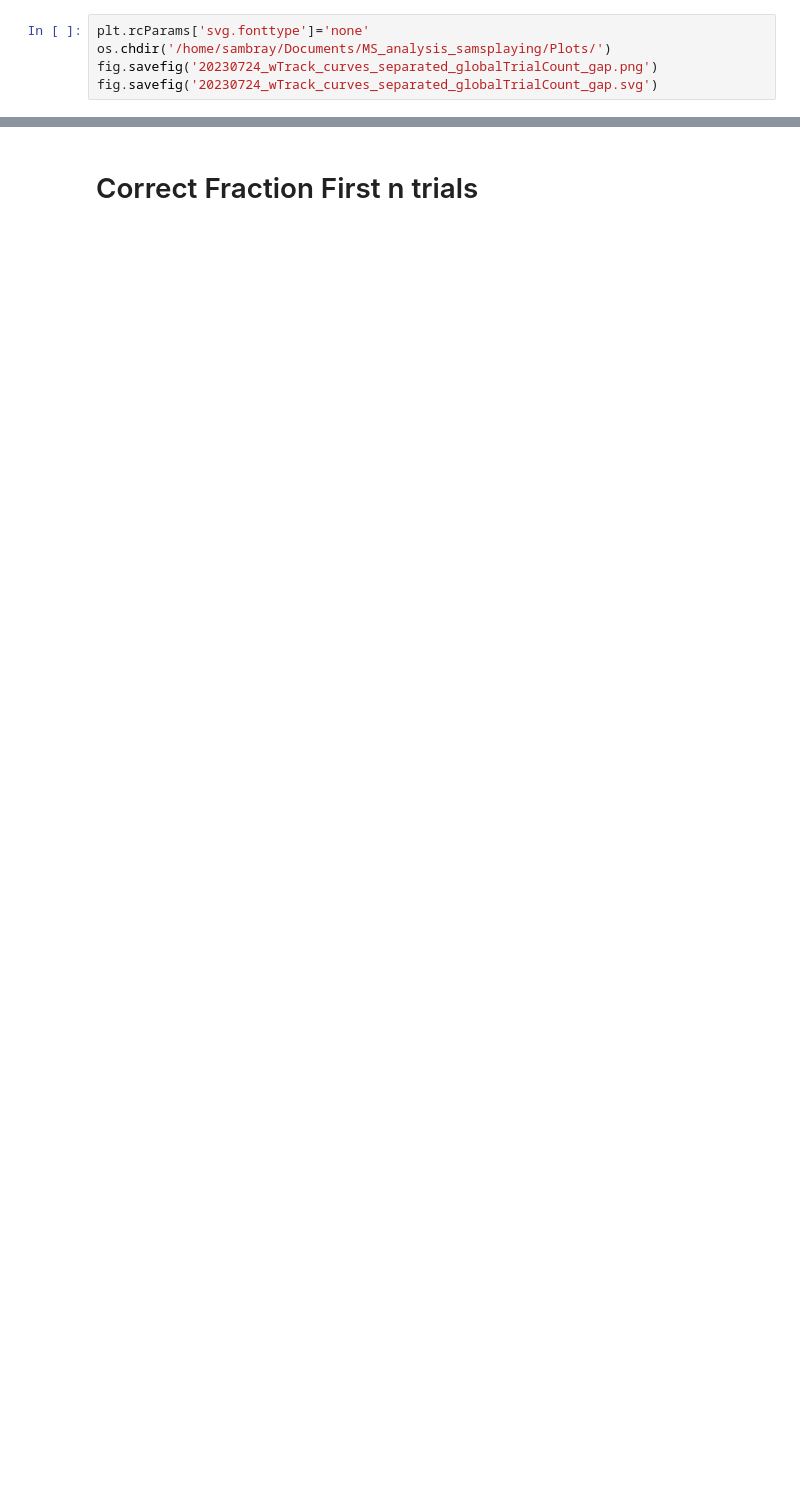
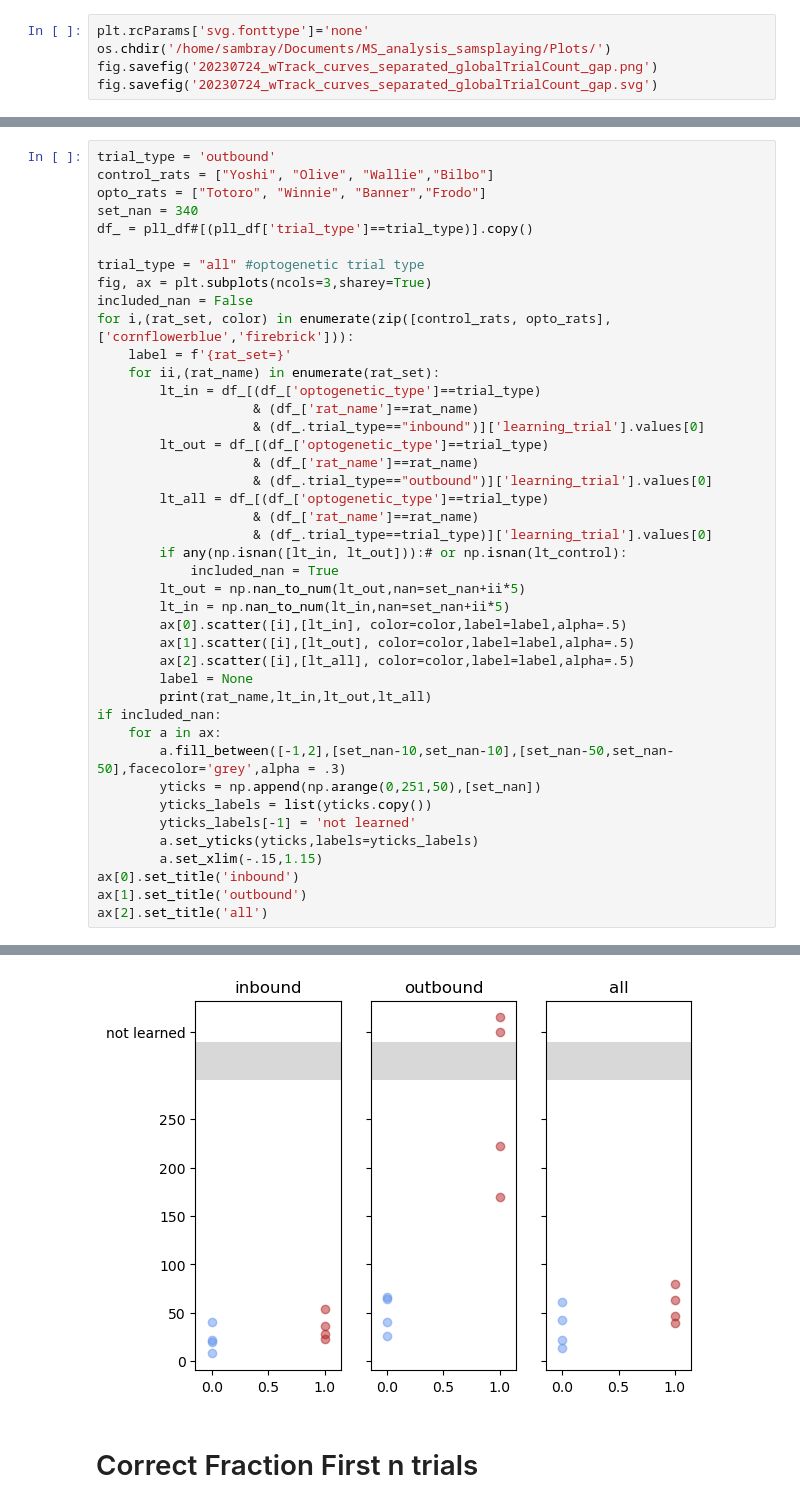
Before and after one commit to LorenFrankLab/ms_stim_analysis, a Jupyter notebook: Behavior/learning_curves.ipynb, the cells around one changed output, grey strips where cells are left out. Drawn from its saved outputs; the diff is of its cells as text; blank space fills up the shorter version.

```diff
--- a/Behavior/learning_curves.ipynb
+++ b/Behavior/learning_curves.ipynb
@@ -356,0 +379,43 @@ if included_nan:
+# %%
+trial_type = 'outbound'
+control_rats = ["Yoshi", "Olive", "Wallie","Bilbo"]
+opto_rats = ["Totoro", "Winnie", "Banner","Frodo"]
+set_nan = 340
+df_ = pll_df#[(pll_df['trial_type']==trial_type)].copy()
+
+trial_type = "all" #optogenetic trial type
+fig, ax = plt.subplots(ncols=3,sharey=True)
+included_nan = False
+for i,(rat_set, color) in enumerate(zip([control_rats, opto_rats],['cornflowerblue','firebrick'])):
+    label = f'{rat_set=}'
+    for ii,(rat_name) in enumerate(rat_set):
+        lt_in = df_[(df_['optogenetic_type']==trial_type)
+                    & (df_['rat_name']==rat_name)
+                    & (df_.trial_type=="inbound")]['learning_trial'].values[0]
+        lt_out = df_[(df_['optogenetic_type']==trial_type)
+                    & (df_['rat_name']==rat_name)
+                    & (df_.trial_type=="outbound")]['learning_trial'].values[0]
+        lt_all = df_[(df_['optogenetic_type']==trial_type)
+                    & (df_['rat_name']==rat_name)
+                    & (df_.trial_type==trial_type)]['learning_trial'].values[0]
+        if any(np.isnan([lt_in, lt_out])):# or np.isnan(lt_control):
+            included_nan = True
+        lt_out = np.nan_to_num(lt_out,nan=set_nan+ii*5)
+        lt_in = np.nan_to_num(lt_in,nan=set_nan+ii*5)
+        ax[0].scatter([i],[lt_in], color=color,label=label,alpha=.5)
+        ax[1].scatter([i],[lt_out], color=color,label=label,alpha=.5)
+        ax[2].scatter([i],[lt_all], color=color,label=label,alpha=.5)
+        label = None
+        print(rat_name,lt_in,lt_out,lt_all)
+if included_nan:
+    for a in ax:
+        a.fill_between([-1,2],[set_nan-10,set_nan-10],[set_nan-50,set_nan-50],facecolor='grey',alpha = .3)
+        yticks = np.append(np.arange(0,251,50),[set_nan])
+        yticks_labels = list(yticks.copy())
+        yticks_labels[-1] = 'not learned'
+        a.set_yticks(yticks,labels=yticks_labels)
+        a.set_xlim(-.15,1.15)
+ax[0].set_title('inbound')
+ax[1].set_title('outbound')
+ax[2].set_title('all')
+# %% [output]
@@ -357,3 +431,4 @@ if included_nan:
+[figure, added]
 # %% [markdown]
 # Correct Fraction First n trials
 # %%
```
Also changed, not shown: parts of 9 cells of this notebook.
